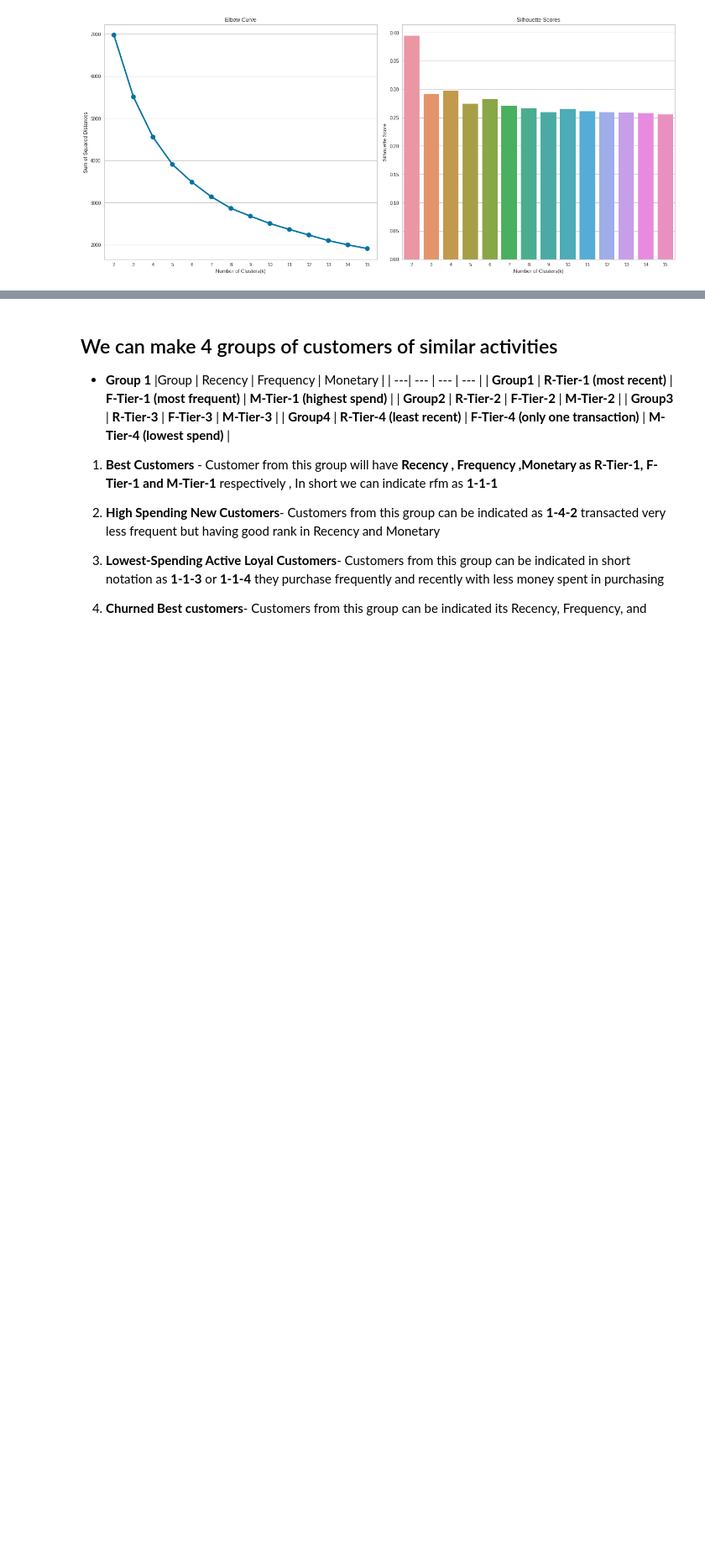
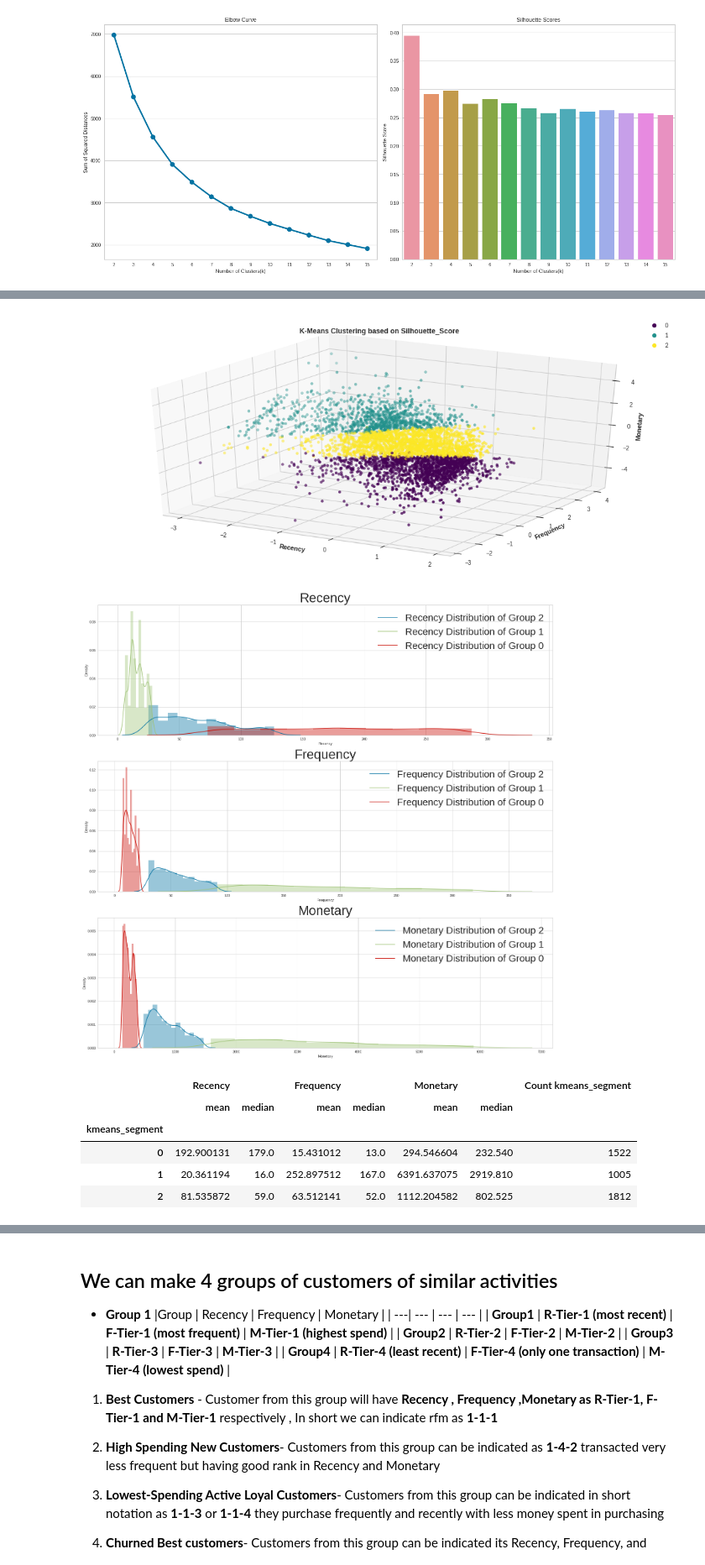
Before and after one commit to MIlanJP/Capstione-Unsupervised-Customer-Segmentation, a Jupyter notebook: Customer Segmentation.ipynb, the cells around one changed output, grey strips where cells are left out. Shown at 84% size. Cells and saved outputs as stored; diff of their text form; code cells hidden in the pictures; blank space fills up the shorter version.

```diff
--- a/Customer Segmentation.ipynb
+++ b/Customer Segmentation.ipynb
@@ -845,0 +850,18 @@ plotc(y_kmc,title,'kmeans_segment')
+# %%
+# Fitting the model on n_clusters = 2 based on Silhouette_Score to visualise the segments.
+kmc = KMeans(n_clusters=3)
+y_kmc = kmc.fit_predict(X)
+centers = kmc.cluster_centers_
+
+# Plotting Clusters for Visualization
+title = 'K-Means Clustering based on Silhouette_Score'
+plotc(y_kmc,title,'kmeans_segment',0.2)
+# %% [output]
+[figure, added]
+[figure, added]
+|  | Recency |  | Frequency |  | Monetary |  | Count kmeans_segment |
+|  | mean | median | mean | median | mean | median |  |
+| kmeans_segment |  |  |  |  |  |  |  |
+| 0 | 192.900131 | 179.0 | 15.431012 | 13.0 | 294.546604 | 232.540 | 1522 |
+| 1 | 20.361194 | 16.0 | 252.897512 | 167.0 | 6391.637075 | 2919.810 | 1005 |
+| 2 | 81.535872 | 59.0 | 63.512141 | 52.0 | 1112.204582 | 802.525 | 1812 |
```
Also changed, not shown: parts of 4 cells of this notebook.
